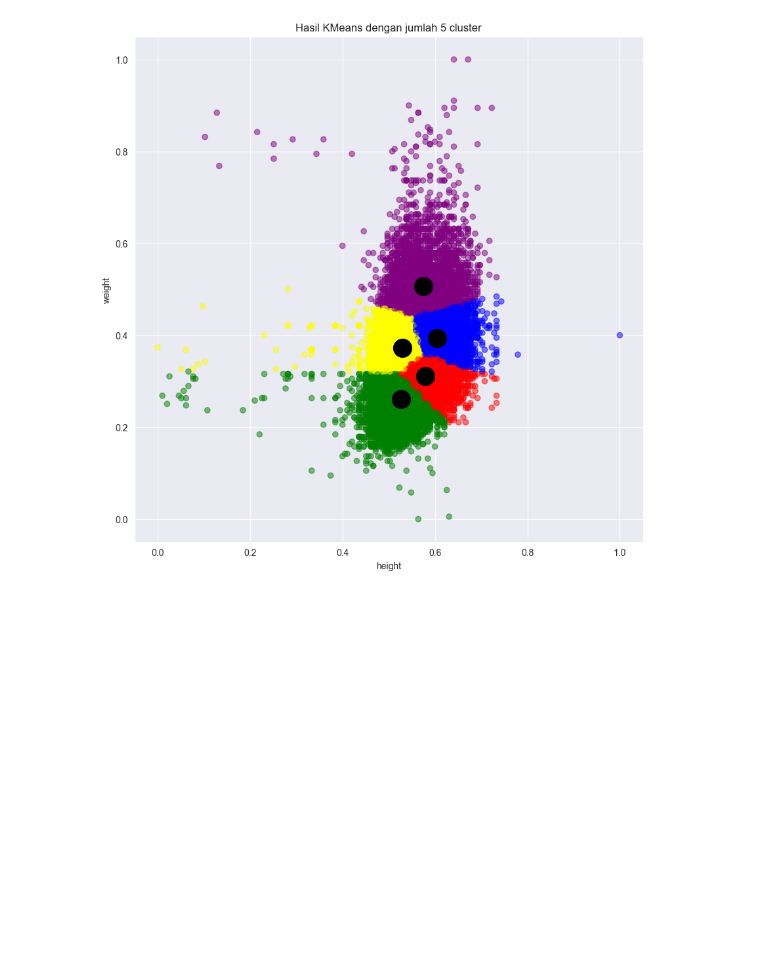
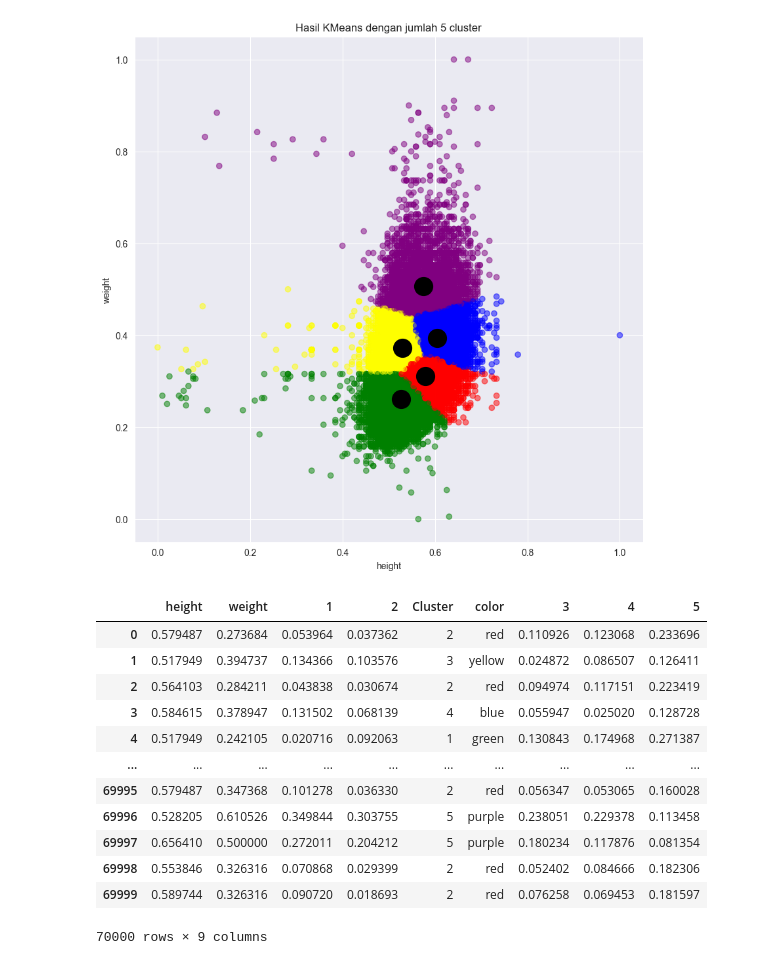
Before and after one commit to rapilap/TUBES_Artificial_Intelligence, a Jupyter notebook: percobaan.ipynb, the cells around one changed output. Saved outputs shown, nothing was run; the diff lists cells and outputs as text; code cells hidden in the pictures; blank space fills up the shorter version.

```diff
--- a/percobaan.ipynb
+++ b/percobaan.ipynb
@@ -272,3 +272,19 @@ plt.title('Hasil KMeans dengan jumlah 5 cluster')
 plt.show()
 # %% [output]
 [figure]
+# %%
+df_euc
+# %% [output]
+|  | height | weight | 1 | 2 | Cluster | color | 3 | 4 | 5 |
+| 0 | 0.579487 | 0.273684 | 0.053964 | 0.037362 | 2 | red | 0.110926 | 0.123068 | 0.233696 |
+| 1 | 0.517949 | 0.394737 | 0.134366 | 0.103576 | 3 | yellow | 0.024872 | 0.086507 | 0.126411 |
+| 2 | 0.564103 | 0.284211 | 0.043838 | 0.030674 | 2 | red | 0.094974 | 0.117151 | 0.223419 |
+| 3 | 0.584615 | 0.378947 | 0.131502 | 0.068139 | 4 | blue | 0.055947 | 0.025020 | 0.128728 |
+| 4 | 0.517949 | 0.242105 | 0.020716 | 0.092063 | 1 | green | 0.130843 | 0.174968 | 0.271387 |
+| ... | ... | ... | ... | ... | ... | ... | ... | ... | ... |
+| 69995 | 0.579487 | 0.347368 | 0.101278 | 0.036330 | 2 | red | 0.056347 | 0.053065 | 0.160028 |
+| 69996 | 0.528205 | 0.610526 | 0.349844 | 0.303755 | 5 | purple | 0.238051 | 0.229378 | 0.113458 |
+| 69997 | 0.656410 | 0.500000 | 0.272011 | 0.204212 | 5 | purple | 0.180234 | 0.117876 | 0.081354 |
+| 69998 | 0.553846 | 0.326316 | 0.070868 | 0.029399 | 2 | red | 0.052402 | 0.084666 | 0.182306 |
+| 69999 | 0.589744 | 0.326316 | 0.090720 | 0.018693 | 2 | red | 0.076258 | 0.069453 | 0.181597 |
+70000 rows × 9 columns
```
